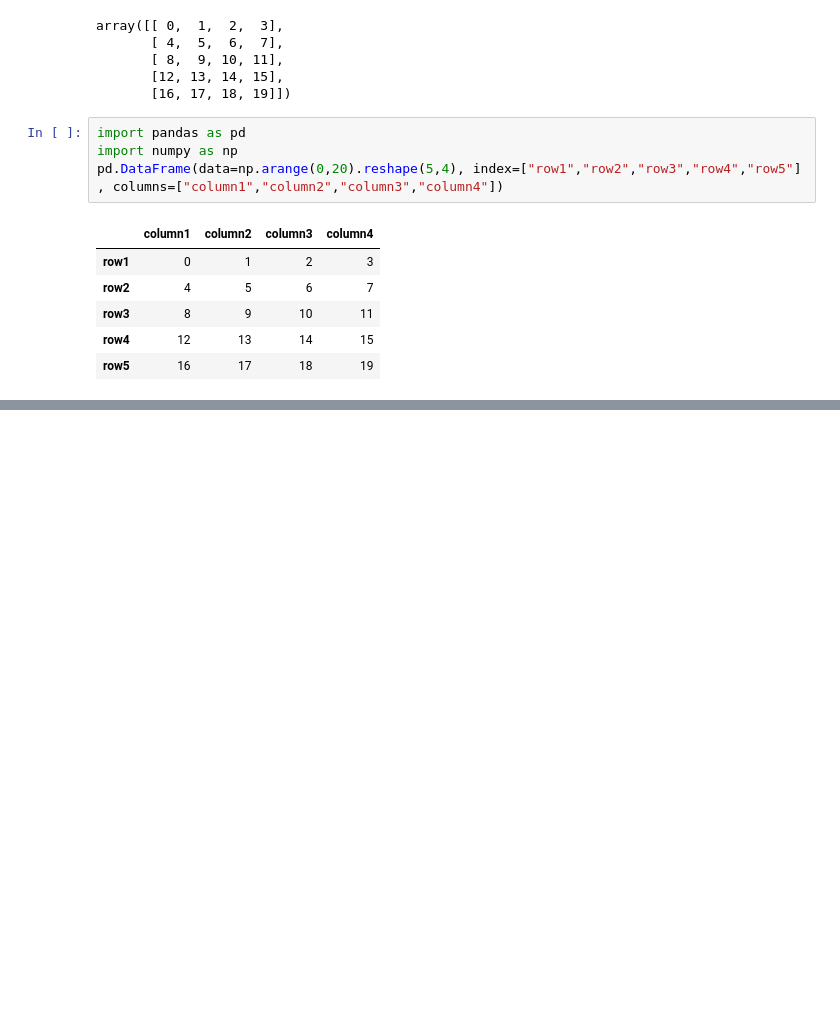
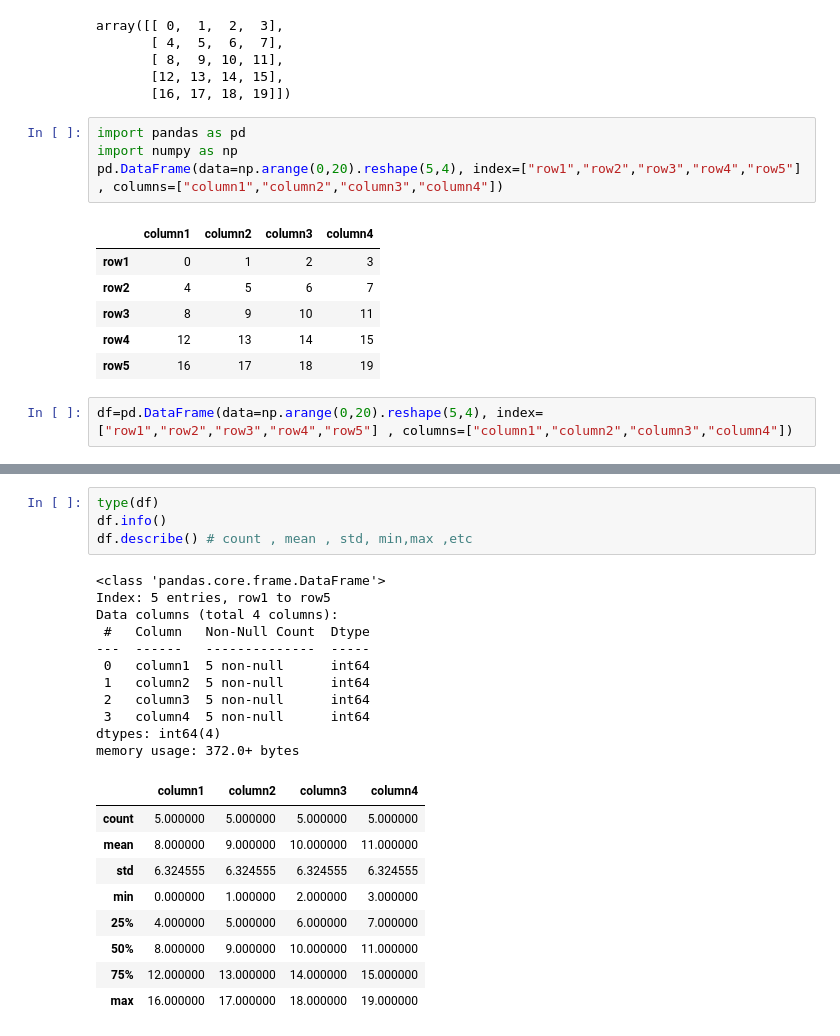
Before and after one commit to Harshita1204/python, a Jupyter notebook: DataFrames.ipynb, the cells around one changed output, grey strips where cells are left out. Cells and saved outputs as stored; diff of their text form; blank space fills up the shorter version.

```diff
--- a/DataFrames.ipynb
+++ b/DataFrames.ipynb
@@ -31,3 +34,5 @@ pd.DataFrame(data=np.arange(0,20).reshape(5,4), index=["row1","row2","row3","row
 | row3 | 8 | 9 | 10 | 11 |
 | row4 | 12 | 13 | 14 | 15 |
 | row5 | 16 | 17 | 18 | 19 |
+# %%
+df=pd.DataFrame(data=np.arange(0,20).reshape(5,4), index=["row1","row2","row3","row4","row5"] , columns=["column1","column2","column3","column4"])
@@ -33,0 +46,25 @@ pd.DataFrame(data=np.arange(0,20).reshape(5,4), index=["row1","row2","row3","row
+# %%
+type(df)
+df.info()
+df.describe() # count , mean , std, min,max ,etc
+# %% [output]
+<class 'pandas.core.frame.DataFrame'>
+Index: 5 entries, row1 to row5
+Data columns (total 4 columns):
+ #   Column   Non-Null Count  Dtype
+---  ------   --------------  -----
+ 0   column1  5 non-null      int64
+ 1   column2  5 non-null      int64
+ 2   column3  5 non-null      int64
+ 3   column4  5 non-null      int64
+dtypes: int64(4)
+memory usage: 372.0+ bytes
+|  | column1 | column2 | column3 | column4 |
+| count | 5.000000 | 5.000000 | 5.000000 | 5.000000 |
+| mean | 8.000000 | 9.000000 | 10.000000 | 11.000000 |
+| std | 6.324555 | 6.324555 | 6.324555 | 6.324555 |
+| min | 0.000000 | 1.000000 | 2.000000 | 3.000000 |
+| 25% | 4.000000 | 5.000000 | 6.000000 | 7.000000 |
+| 50% | 8.000000 | 9.000000 | 10.000000 | 11.000000 |
+| 75% | 12.000000 | 13.000000 | 14.000000 | 15.000000 |
+| max | 16.000000 | 17.000000 | 18.000000 | 19.000000 |
```
Also changed, not shown: parts of 6 cells of this notebook.
